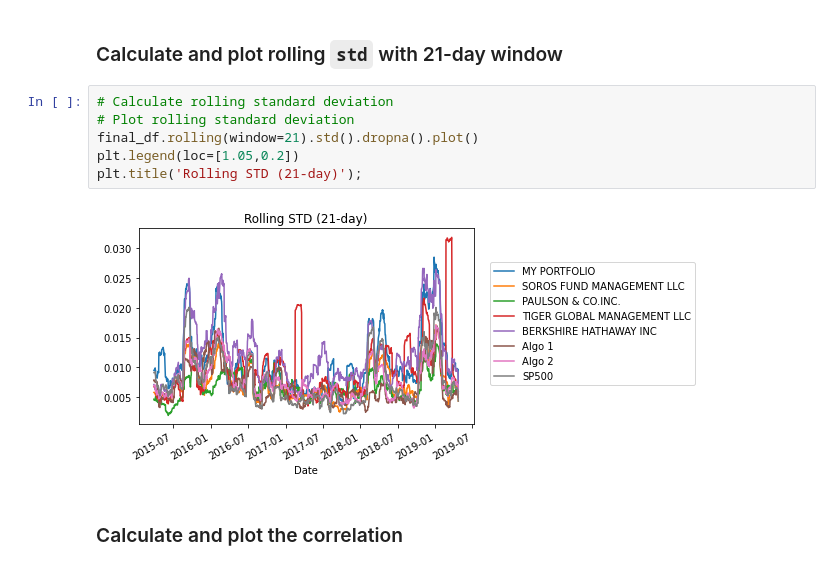
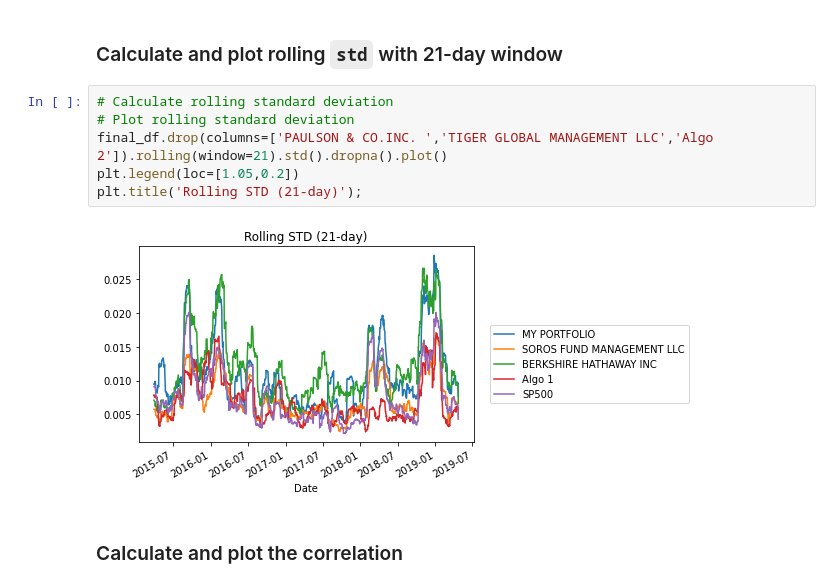
Before and after one commit to al-gladkow/Whale-Analysis, a Jupyter notebook: challenge-files/whale_analysis.ipynb, the cells around one changed output. Drawn from its saved outputs; the diff is of its cells as text.

```diff
--- a/challenge-files/whale_analysis.ipynb
+++ b/challenge-files/whale_analysis.ipynb
@@ -534,11 +523,11 @@ dtype: float64
 # %%
 # Calculate rolling standard deviation
 # Plot rolling standard deviation
-final_df.rolling(window=21).std().dropna().plot()
+final_df.drop(columns=['PAULSON & CO.INC. ','TIGER GLOBAL MANAGEMENT LLC','Algo 2']).rolling(window=21).std().dropna().plot()
 plt.legend(loc=[1.05,0.2])
 plt.title('Rolling STD (21-day)');
 # %% [output]
-[figure, old version]
+[figure, new version]
 # %% [markdown]
 ### Calculate and plot the correlation
 # %%
```
Also changed, not shown: parts of 9 cells of this notebook.
